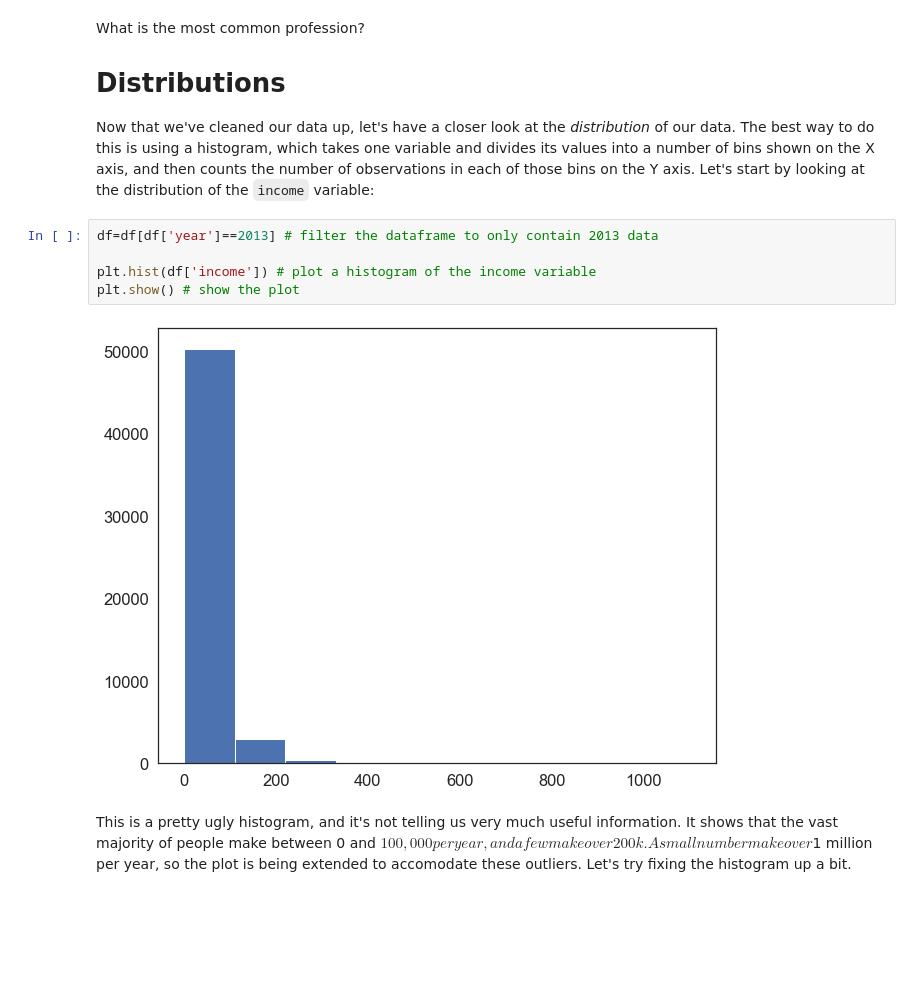
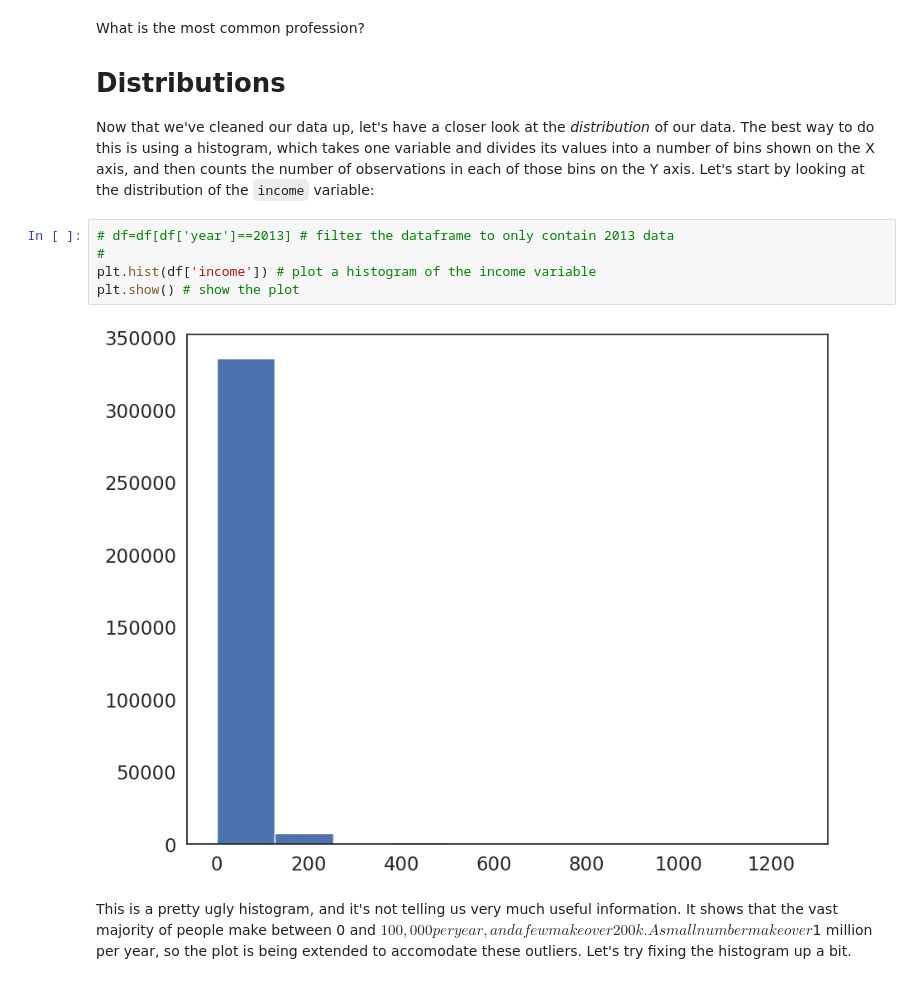
Before and after one commit to AlexCulkin/QM2, a Jupyter notebook: notebooks/W05. Distributions and Basic Statistics.ipynb, the cells around one changed output. Cells and saved outputs as stored; diff of their text form; blank space fills up the shorter version.

```diff
--- a/notebooks/W05. Distributions and Basic Statistics.ipynb
+++ b/notebooks/W05. Distributions and Basic Statistics.ipynb
@@ -218,12 +218,12 @@ What is the most common profession?
 
 Now that we've cleaned our data up, let's have a closer look at the *distribution* of our data. The best way to do this is using a histogram, which takes one variable and divides its values into a number of bins shown on the X axis, and then counts the number of observations in each of those bins on the Y axis. Let's start by looking at the distribution of the `income` variable:
 # %%
-df=df[df['year']==2013] # filter the dataframe to only contain 2013 data
-
+# df=df[df['year']==2013] # filter the dataframe to only contain 2013 data
+#
 plt.hist(df['income']) # plot a histogram of the income variable
 plt.show() # show the plot
 # %% [output]
-[figure, old version]
+[figure, new version]
 # %% [markdown]
 This is a pretty ugly histogram, and it's not telling us very much useful information. It shows that the vast majority of people make between 0 and $100,000 per year, and a few make over 200k. A small number make over $1 million per year, so the plot is being extended to accomodate these outliers. Let's try fixing the histogram up a bit.
 # %%
```
